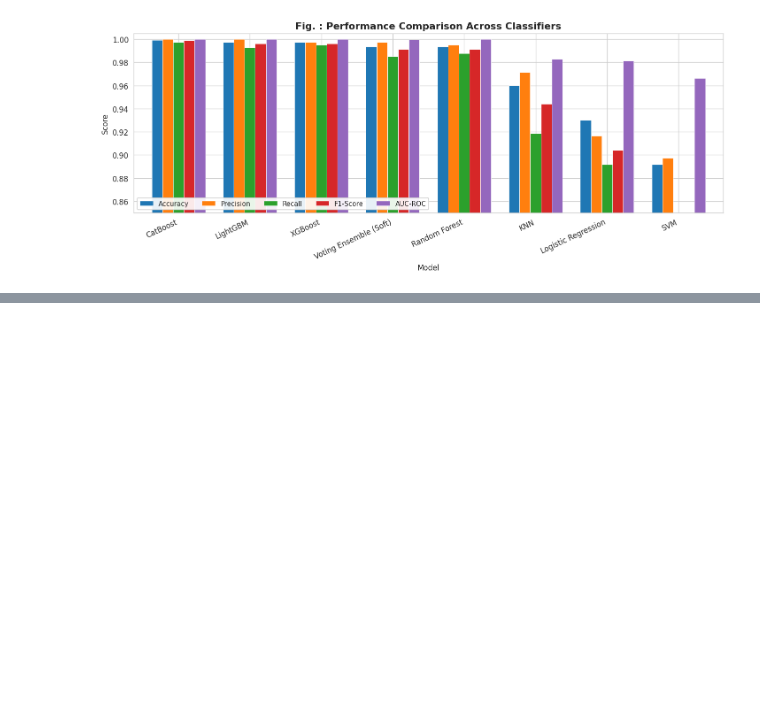
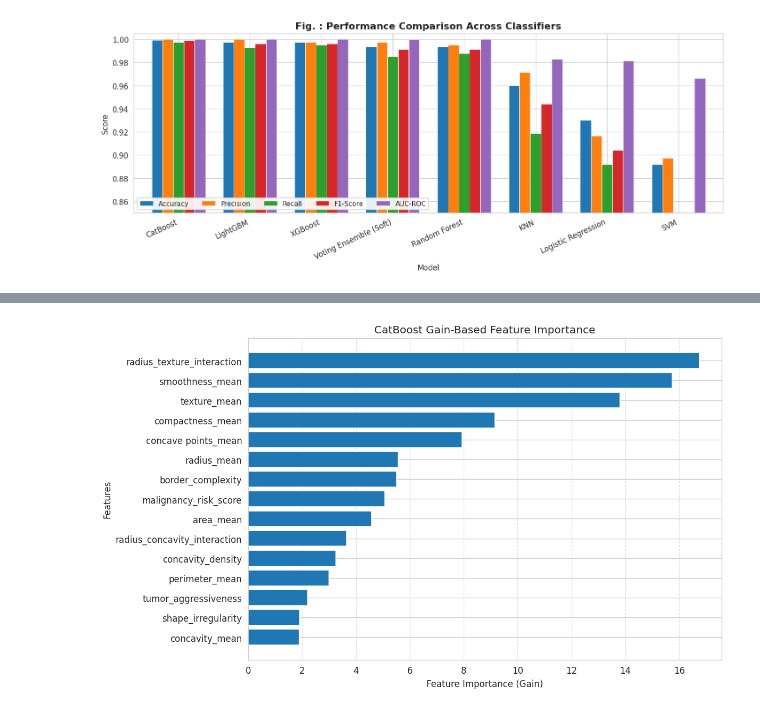
Before and after one commit to proshenjitbarua06-dot/skill-morph, a Jupyter notebook: Breast_Cancer.ipynb, the cells around one changed output, grey strips where cells are left out. Saved outputs shown, nothing was run; the diff lists cells and outputs as text; code cells hidden in the pictures; blank space fills up the shorter version.

```diff
--- a/Breast_Cancer.ipynb
+++ b/Breast_Cancer.ipynb
@@ -446 +474,20 @@ plt.show()
+# %%
+plt.figure(figsize=(10,6))
+
+plt.barh(
+    importance_df['Feature'],
+    importance_df['Importance']
+)
+
+plt.xlabel('Feature Importance (Gain)')
+plt.ylabel('Features')
+plt.title('CatBoost Gain-Based Feature Importance')
+
+plt.gca().invert_yaxis()
+plt.grid(axis='x', linestyle='--', alpha=0.6)
+
+plt.tight_layout()
+plt.show()
+# %% [output]
+[figure, added]
 # %%
```
Also changed, not shown: parts of 10 cells of this notebook.
